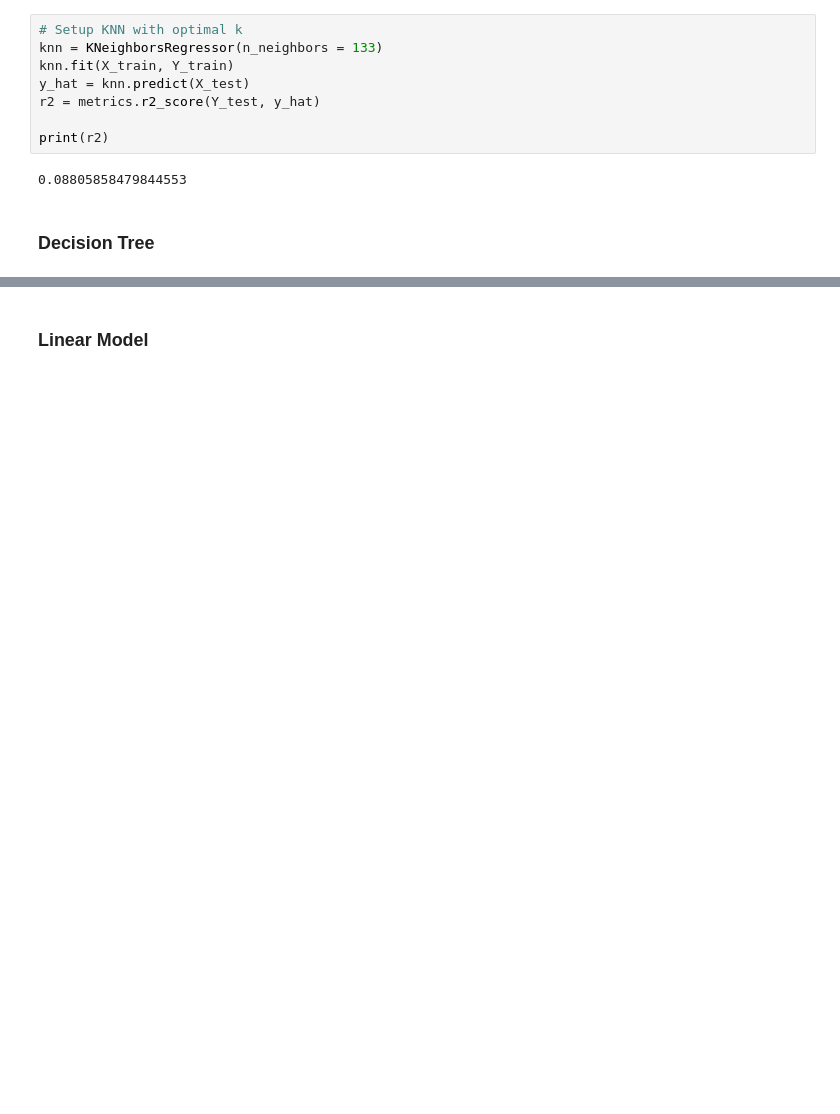
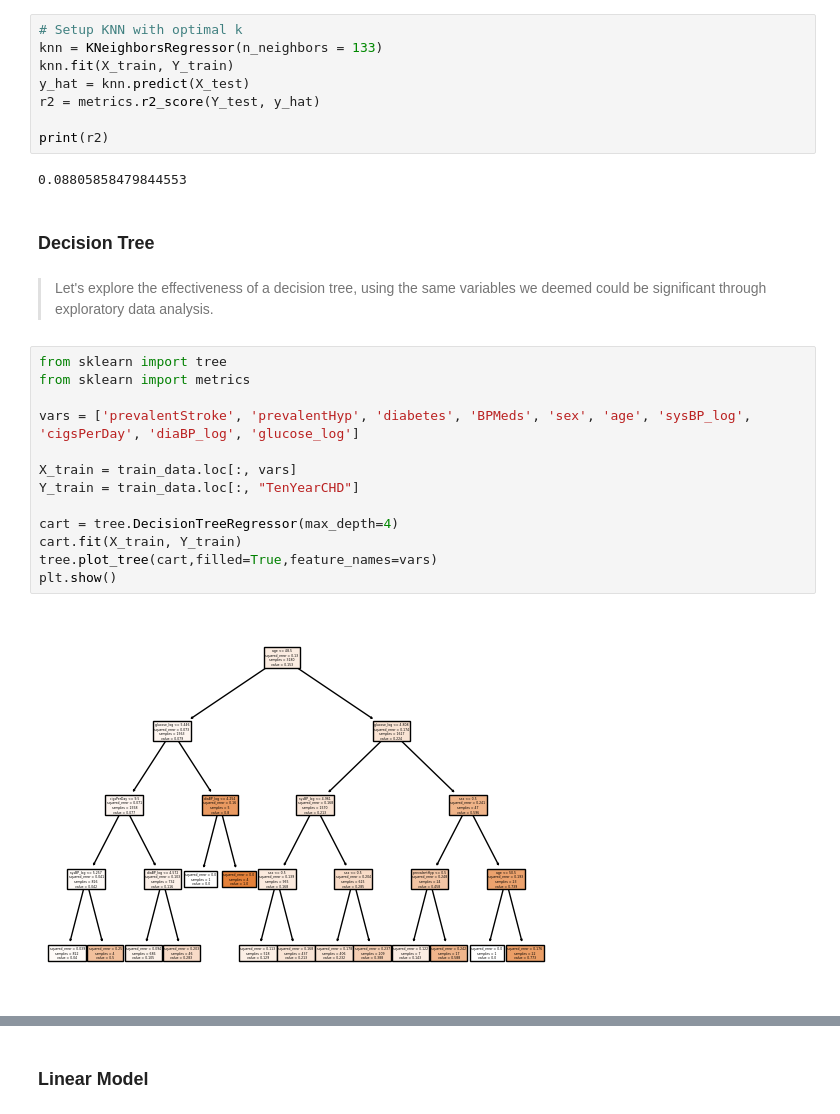
Before and after one commit to farhaniwnl/project_chd_crg3ts, a Jupyter notebook: final_paper.ipynb, the cells around one changed output, grey strips where cells are left out. Cells and saved outputs as stored; diff of their text form; blank space fills up the shorter version.

```diff
--- a/final_paper.ipynb
+++ b/final_paper.ipynb
@@ -769,3 +847,20 @@ print(r2)
 0.08805858479844553
 # %% [markdown]
 ### Decision Tree
+# %% [markdown]
+> Let's explore the effectiveness of a decision tree, using the same variables we deemed could be significant through exploratory data analysis.
+# %%
+from sklearn import tree
+from sklearn import metrics
+
+vars = ['prevalentStroke', 'prevalentHyp', 'diabetes', 'BPMeds', 'sex', 'age', 'sysBP_log', 'cigsPerDay', 'diaBP_log', 'glucose_log']
+
+X_train = train_data.loc[:, vars]
+Y_train = train_data.loc[:, "TenYearCHD"]
+
+cart = tree.DecisionTreeRegressor(max_depth=4)
+cart.fit(X_train, Y_train)
+tree.plot_tree(cart,filled=True,feature_names=vars)
+plt.show()
+# %% [output]
+[figure, added]
```
Also changed, not shown: parts of 22 cells of this notebook.
